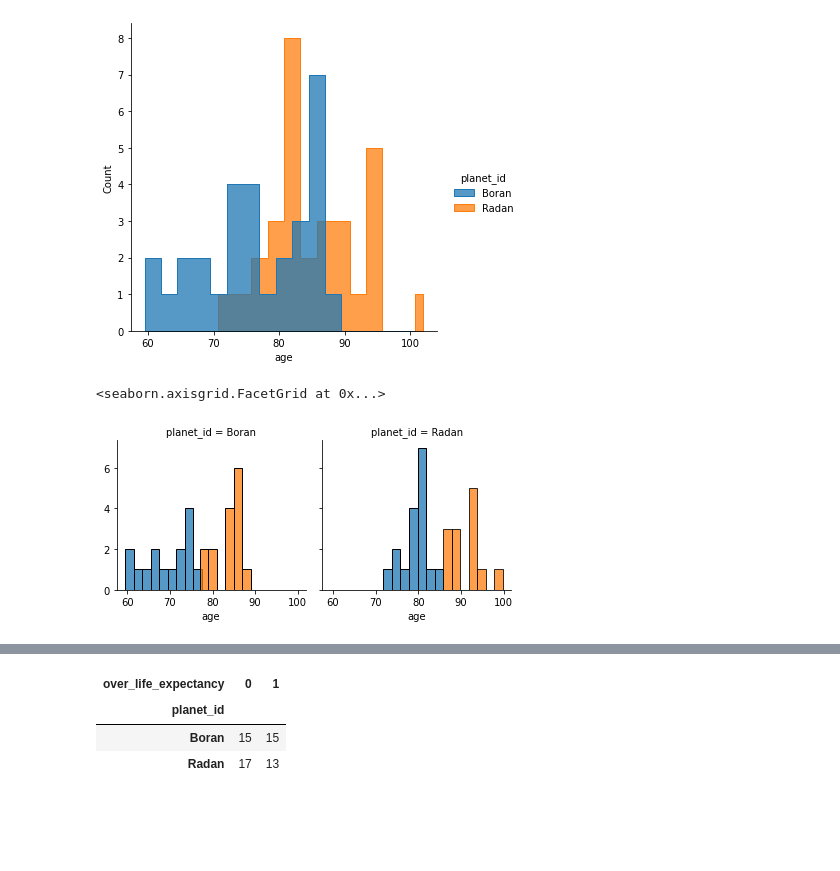
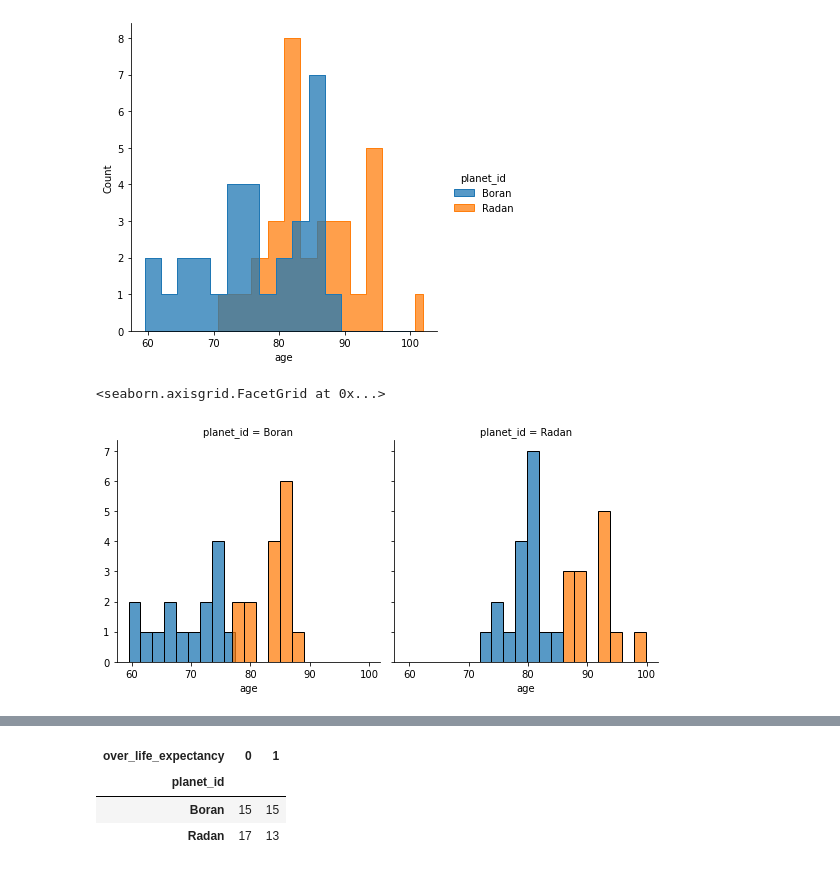
Before and after one commit to CalebChronowski/MSDS5013_FinalProject, a Jupyter notebook: main.ipynb, the cells around one changed output, grey strips where cells are left out. Cells and saved outputs as stored; diff of their text form; code cells hidden in the pictures; blank space fills up the shorter version.

```diff
--- a/main.ipynb
+++ b/main.ipynb
@@ -31,21 +31,20 @@ sns.displot(df, x='age', binwidth=2.5, hue='planet_id', element="step", multiple
 # %%
 # Average value by planet for age
 df_mean = df.groupby('planet_id').agg(np.mean)
-df_mean['age']['Boran']
 
 # Function to check if patient's age is over or under life expectancy
 def life_expectancy_check(age, planet_id):
     life_expectancy = df_mean['age'][planet_id]
     if age >= life_expectancy:
         return 1
     else:
         return 0
 
 # Create new binary column to store whether or not patient exceeded average age
 df['over_life_expectancy'] = df.apply(lambda x: life_expectancy_check(x['age'], x['planet_id']), axis=1)
 
-g = sns.FacetGrid(df, col="planet_id", hue="over_life_expectancy")
+g = sns.FacetGrid(df, col="planet_id", hue="over_life_expectancy", height=4)
 g.map(sns.histplot, 'age', binwidth=2)
 # %% [output]
 <seaborn.axisgrid.FacetGrid at 0x...>
-[figure, old version]
+[figure, new version]
```
Also changed, not shown: parts of 9 cells of this notebook, 2 other files.
